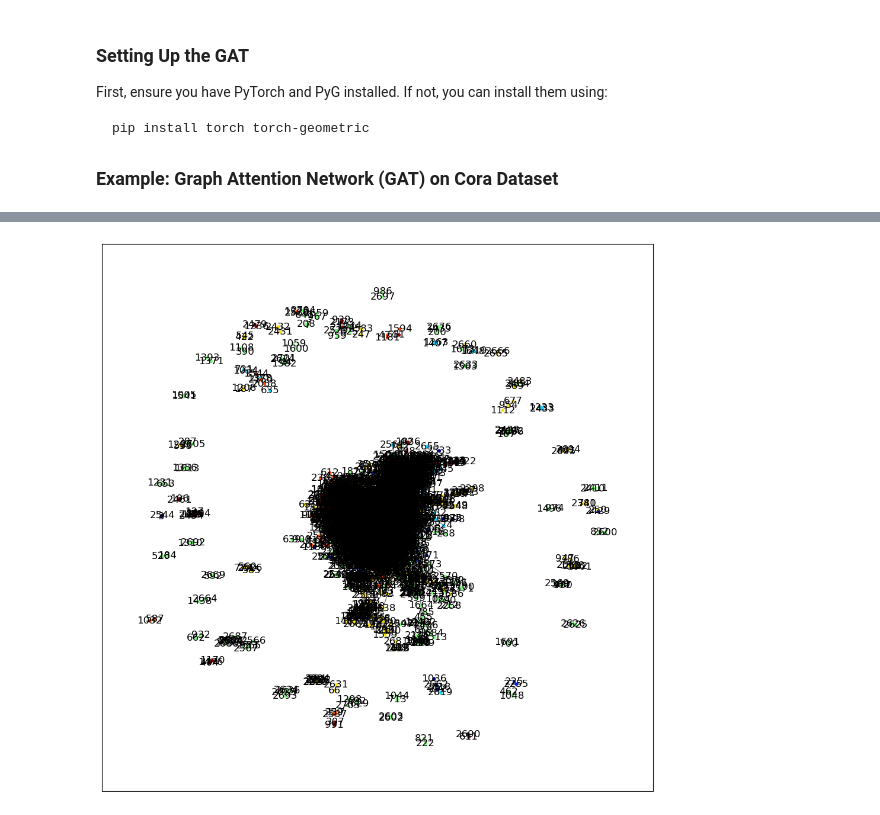
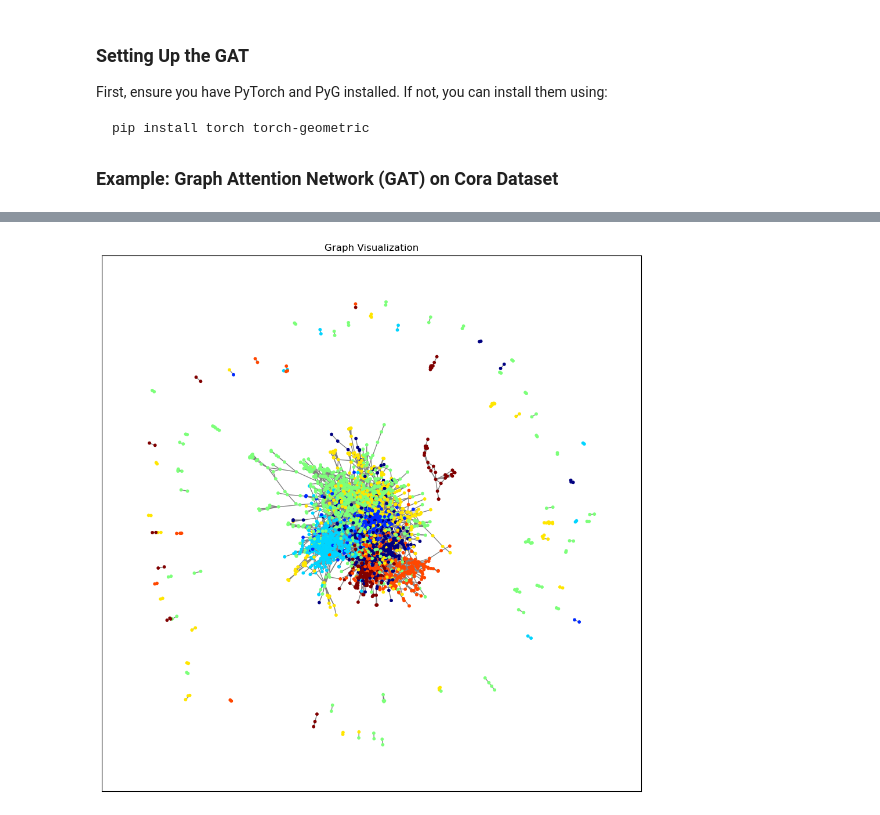
Before and after one commit to galenwilkerson/Graph-Neural-Networks-Graph-Attention-Networks, a Jupyter notebook: GNNs_GATs.ipynb, the cells around one changed output, grey strips where cells are left out. Drawn from its saved outputs; the diff is of its cells as text; code cells hidden in the pictures.

```diff
--- a/GNNs_GATs.ipynb
+++ b/GNNs_GATs.ipynb
@@ -82,7 +82,7 @@ def draw_graph(data, title):
     pos = nx.spring_layout(G)  # positions for all nodes
     nx.draw_networkx_nodes(G, pos, node_size=10, node_color=data.y.numpy(), cmap=plt.cm.jet, label = None)
     nx.draw_networkx_edges(G, pos, edgelist=G.edges(), edge_color='gray')
-    nx.draw_networkx_labels(G, pos, font_size=12)
+#     nx.draw_networkx_labels(G, pos, font_size=12)
     plt.title(title)
     plt.show()
 
@@ -274,18 +274,21 @@ Final Train Accuracy: 1.0000, Validation Accuracy: 0.7860, Test Accuracy: 0.7930
 # %%
-# Function to draw the graph
+# Function to draw the graph without showing node IDs
 def draw_graph(data):
     from torch_geometric.utils import to_networkx
     import networkx as nx
+    import matplotlib.pyplot as plt
 
     G = to_networkx(data, to_undirected=True)
     plt.figure(figsize=(12, 12))
     pos = nx.spring_layout(G)  # positions for all nodes
-    nx.draw_networkx_nodes(G, pos, node_size=10, node_color=data.y.numpy(), cmap=plt.cm.jet, label = False)
+    nx.draw_networkx_nodes(G, pos, node_size=10, node_color=data.y.numpy(), cmap=plt.cm.jet)
     nx.draw_networkx_edges(G, pos, edgelist=G.edges(), edge_color='gray')
-    nx.draw_networkx_labels(G, pos, font_size=12)
+    # Remove the line that draws the node labels
+    # nx.draw_networkx_labels(G, pos, font_size=12)
+    plt.title("Graph Visualization")
     plt.show()
 
 # Draw the graph
 draw_graph(data)
 # %% [output]
-[figure, old version]
+[figure, new version]
```
Also changed, not shown: parts of 5 cells of this notebook.
